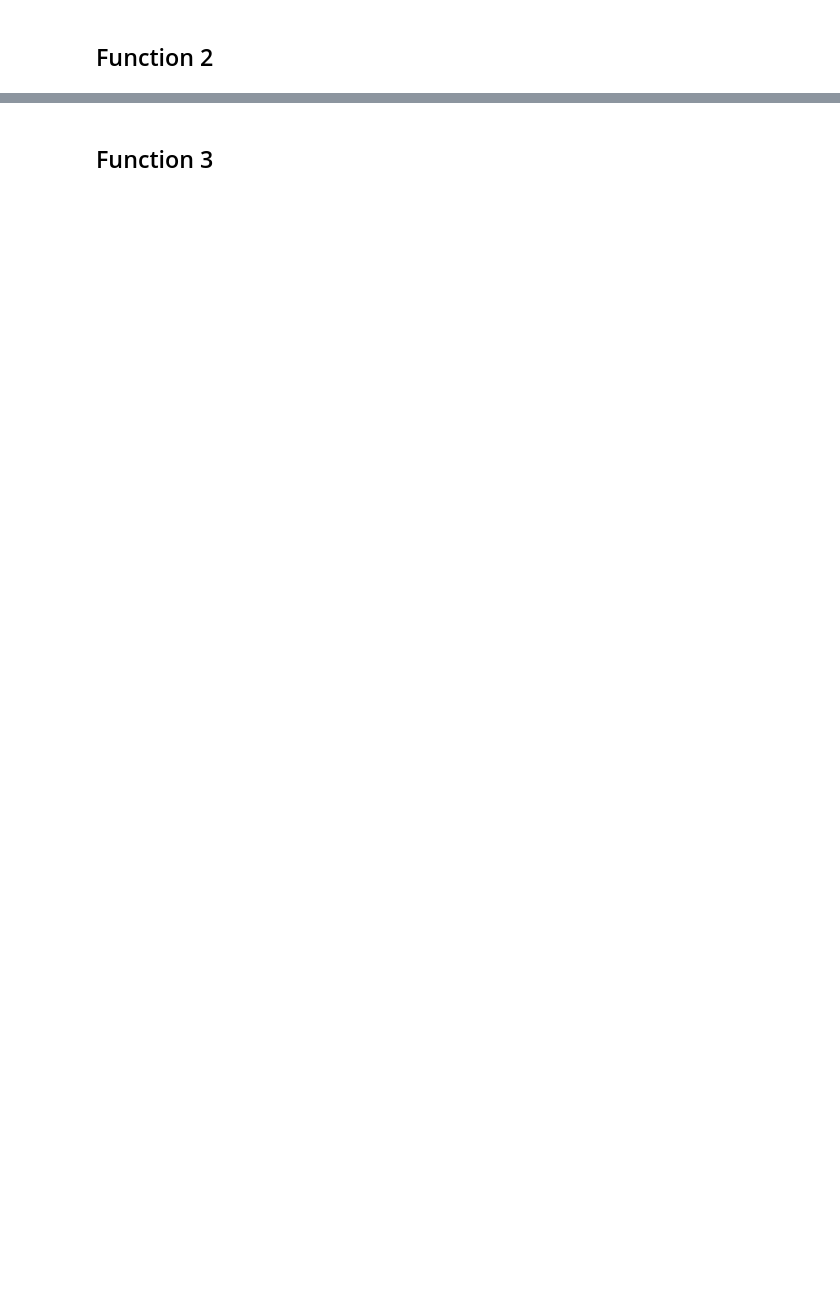
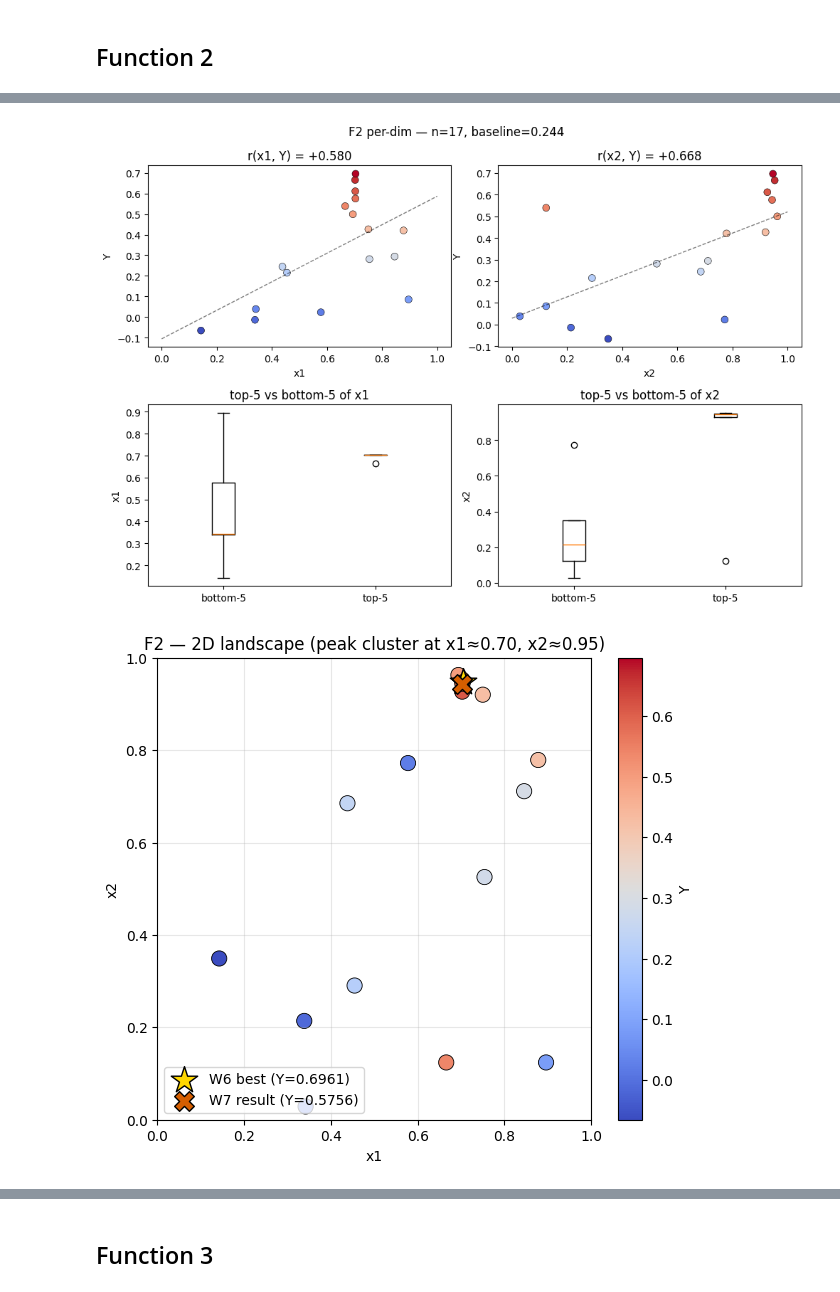
Before and after one commit to martinijfb/capstone_project_AI_ML, a Jupyter notebook: notebooks/week_08.ipynb, the cells around one changed output, grey strips where cells are left out. Cells and saved outputs as stored; diff of their text form; code cells hidden in the pictures; blank space fills up the shorter version.

```diff
--- a/notebooks/week_08.ipynb
+++ b/notebooks/week_08.ipynb
@@ -58,0 +387,20 @@ next_query_2 = None  # Replace with your chosen point
+# %%
+# Cell A — F2 setup + data overview
+N = 2
+X, Y = load_function(N)
+baseline = float(Y.std())
+print(f"F{N}: {X.shape[0]} pts, {X.shape[1]}D | baseline RMSE = {baseline:.4f} | Y range [{Y.min():.4f}, {Y.max():.4f}]")
+print(f"Per-dim corr: " + ", ".join(f"r(x{i+1},Y)={np.corrcoef(X[:,i],Y)[0,1]:+.3f}" for i in range(X.shape[1])))
+
+print("\nTop 8 sorted by Y (W7 marked ★):")
+order = np.argsort(-Y)
+labels = ['init']*10 + [f'W{w}' for w in range(1, 8)]
+for rank in range(min(8, len(order))):
+    idx = int(order[rank])
+    star = ' ★' if idx == len(Y)-1 else ''
+    print(f"  {rank+1:>2}. ({X[idx,0]:.4f}, {X[idx,1]:.4f}) Y={Y[idx]:+.4f}  [{labels[idx]:>4}]{star}")
+
+print("\nWeekly trajectory:")
+for w in range(1, 8):
+    idx = 10 + w - 1
+    print(f"  W{w}: ({X[idx,0]:.4f}, {X[idx,1]:.4f}) → Y={Y[idx]:+.4f}")
@@ -58,0 +425,38 @@ next_query_2 = None  # Replace with your chosen point
+# %%
+# Cell B — F2 per-dim + 2D scatter
+import matplotlib.pyplot as plt
+import os
+os.makedirs('../plots/week_08', exist_ok=True)
+
+fig, axes = plt.subplots(2, 2, figsize=(10, 7))
+for i in range(2):
+    axes[0, i].scatter(X[:, i], Y, c=Y, cmap='coolwarm', s=50, edgecolors='k', linewidths=0.4)
+    z = np.polyfit(X[:, i], Y, 1)
+    xs = np.linspace(0, 1, 50)
+    axes[0, i].plot(xs, np.polyval(z, xs), 'k--', lw=1, alpha=0.5)
+    r = np.corrcoef(X[:, i], Y)[0, 1]
+    axes[0, i].set(xlabel=f'x{i+1}', ylabel='Y', title=f'r(x{i+1}, Y) = {r:+.3f}')
+top5 = np.argsort(Y)[-5:]; bot5 = np.argsort(Y)[:5]
+for i in range(2):
+    axes[1, i].boxplot([X[bot5, i], X[top5, i]], labels=['bottom-5', 'top-5'])
+    axes[1, i].set(ylabel=f'x{i+1}', title=f'top-5 vs bottom-5 of x{i+1}')
+plt.suptitle(f'F2 per-dim — n={len(Y)}, baseline={baseline:.3f}')
+plt.tight_layout()
+plt.savefig('../plots/week_08/function_2_per_dim.png', dpi=110, bbox_inches='tight')
+plt.show()
+
+# 2D scatter
+fig, ax = plt.subplots(1, 1, figsize=(7, 6))
+sc = ax.scatter(X[:, 0], X[:, 1], c=Y, cmap='coolwarm', s=120, edgecolors='k', linewidths=0.6)
+plt.colorbar(sc, ax=ax, label='Y')
+i_best = int(Y.argmax())
+ax.scatter(X[i_best, 0], X[i_best, 1], marker='*', s=400, facecolor='gold', edgecolor='black', linewidths=1, zorder=5, label=f'W6 best (Y={Y[i_best]:.4f})')
+# W7 marker
+ax.scatter(X[-1, 0], X[-1, 1], marker='X', s=200, facecolor=COLORS[1], edgecolor='black', linewidths=1, zorder=5, label=f'W7 result (Y={Y[-1]:.4f})')
+ax.set(xlim=(0, 1), ylim=(0, 1), xlabel='x1', ylabel='x2', title='F2 — 2D landscape (peak cluster at x1≈0.70, x2≈0.95)')
+ax.legend(loc='lower left'); ax.grid(alpha=0.3)
+plt.savefig('../plots/week_08/function_2_2d_scatter.png', dpi=110, bbox_inches='tight')
+plt.show()
+# %% [output]
+[figure, added]
+[figure, added]
```
Also changed, not shown: parts of 68 cells of this notebook, 42 other files.
